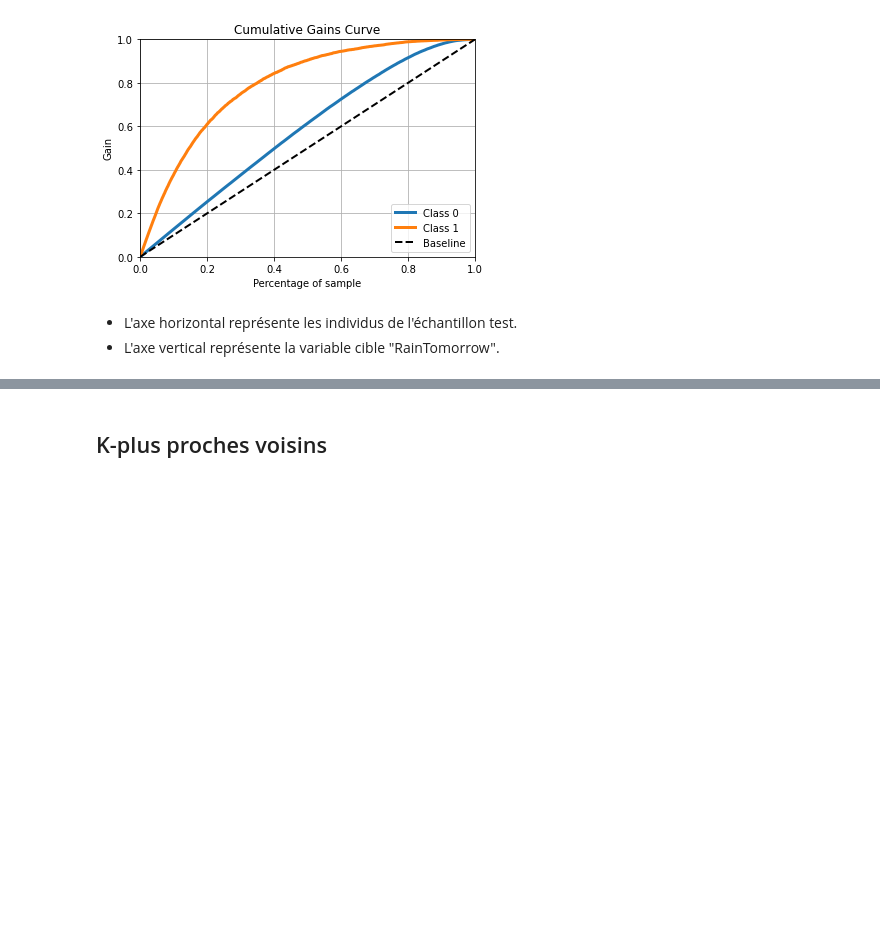
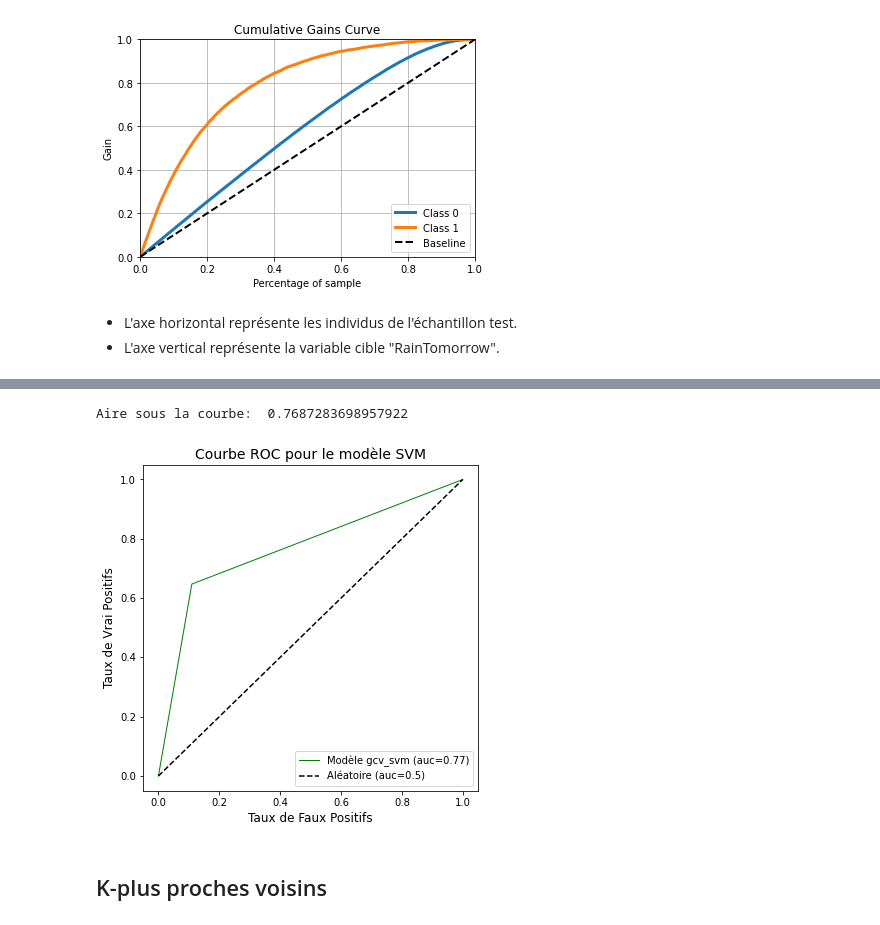
Before and after one commit to jo-charles/pyAusRainfall, a Jupyter notebook: common_pyAusRainfall_modelisation_with_resampling.ipynb, the cells around one changed output, grey strips where cells are left out. Drawn from its saved outputs; the diff is of its cells as text; code cells hidden in the pictures; blank space fills up the shorter version.

```diff
--- a/common_pyAusRainfall_modelisation_with_resampling.ipynb
+++ b/common_pyAusRainfall_modelisation_with_resampling.ipynb
@@ -128,7 +145,3 @@ Name: RainTomorrow, dtype: float64
 # %%
-# paramètre à initialiser pour calculer les performances des algorithmes avec ré-échantillonage
-param_ru = 'under_sample'
-
-if param_ru == 'under_sample':
-    X_train = X_train_ru
-    y_train = y_train_ru
+# distribution de la variable cible ré-échantillonnée dans l'ensemble de test
+print("Cardinalité des classes de la variable cible ré-échantillonnée:", dict(pd.Series(y_train).value_counts()))
@@ -398,0 +370,7 @@ Running Time: 1:09:45.812581
+# %%
+# définition du modèle: création d'un objet SVC (Support Vector Classificator)
+clf_svm = svm.SVC(class_weight={0:2, 1:1})
+
+param_grid_svm = {'kernel':['rbf'], 'gamma':[0.2, 0.5]}
+
+gcv_svm = GridSearchCV(estimator=clf_svm, param_grid=param_grid_svm, scoring='accuracy')
@@ -448,0 +450,20 @@ print(pd.DataFrame.from_dict(grille.cv_results_).loc[:,['params','mean_test_scor
+# %%
+# construction de la courbe ROC (Receiver Operating Characteristic)
+fpr, tpr, thresholds = roc_curve(y_test, y_pred)
+# %%
+# calcul de l'aire sous la courbe ROC
+roc_auc = auc(fpr, tpr)
+print("Aire sous la courbe: ", roc_auc)
+# %% [output]
+Aire sous la courbe:  0.7687283698957922
+# %%
+# affichage de la courbe ROC
+fig = plt.figure(figsize=(6,6))
+plt.plot(fpr, tpr, '-g', linewidth=1, label='Modèle gcv_svm (auc=%.2f)' %roc_auc)
+plt.plot([0,1], [0,1], 'k--', label='Aléatoire (auc=0.5)')
+plt.title('Courbe ROC pour le modèle SVM', fontsize=14)
+plt.xlabel('Taux de Faux Positifs', fontsize=12)
+plt.ylabel('Taux de Vrai Positifs', fontsize=12)
+plt.legend(loc="lower right", fontsize=10);
+# %% [output]
+[figure, added]
```
Also changed, not shown: parts of 24 cells of this notebook, 3 other files.
